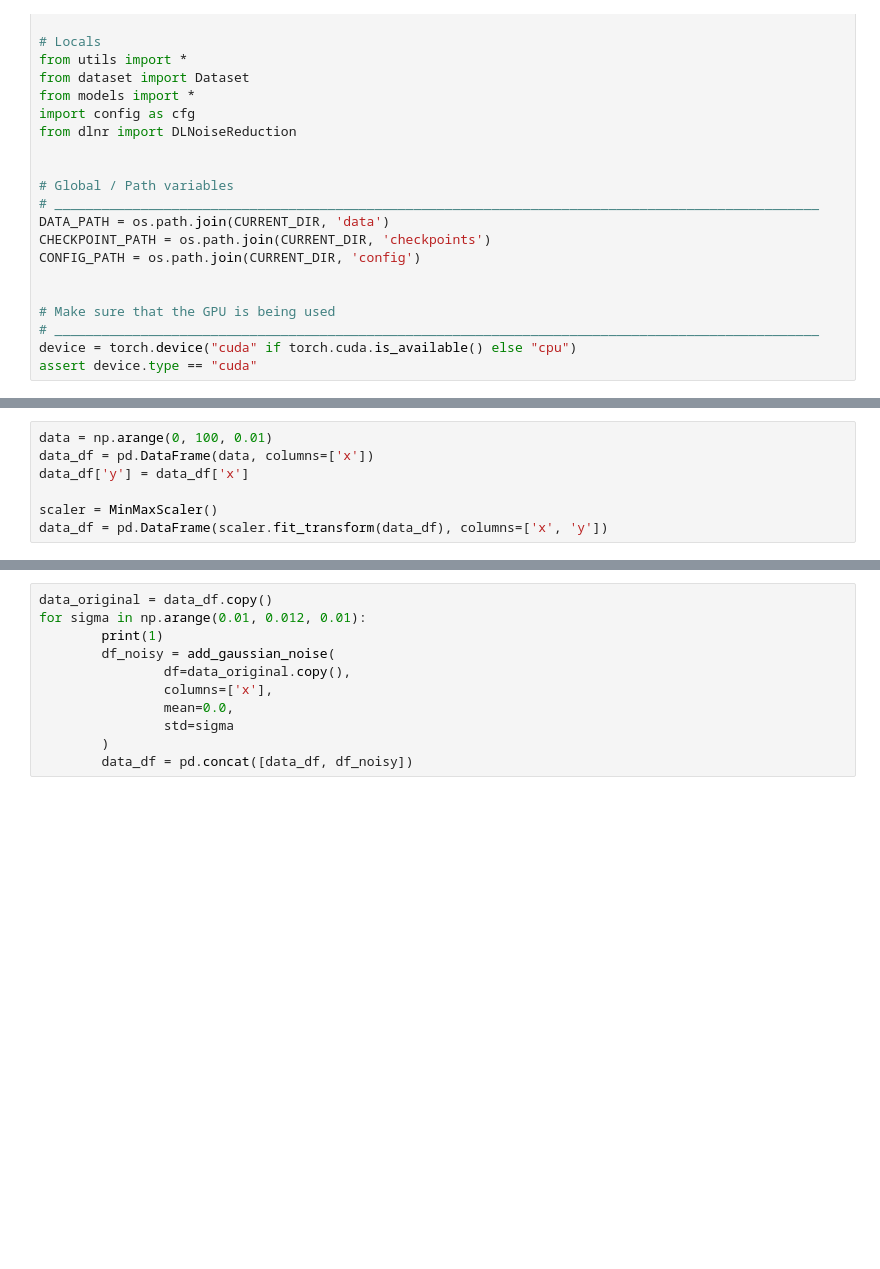
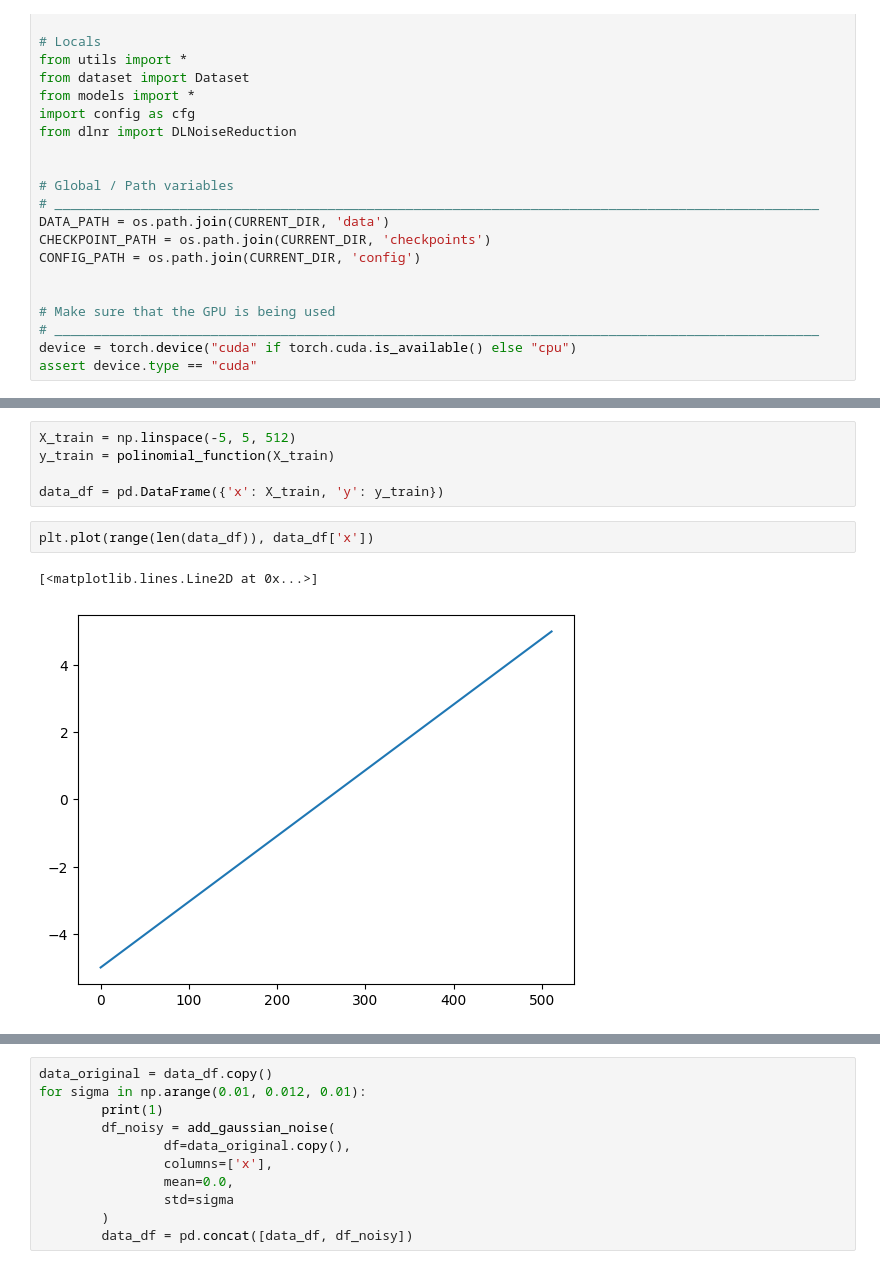
Before and after one commit to ari-dasci/S-DenoGrad, a Jupyter notebook: src/notebooks/train_denoising_autoencoder.ipynb, the cells around one changed output, grey strips where cells are left out. Drawn from its saved outputs; the diff is of its cells as text; blank space fills up the shorter version.

```diff
--- a/src/notebooks/train_denoising_autoencoder.ipynb
+++ b/src/notebooks/train_denoising_autoencoder.ipynb
@@ -66,13 +80,16 @@ def add_gaussian_noise(df:pd.DataFrame, columns:List[str], mean:float = 0.0, std
     for col in columns:
         df[col] = df[col] + np.random.normal(loc=mean, scale=std, size=len(df))
     return df
-# %%
-data = np.arange(0, 100, 0.01)
-data_df = pd.DataFrame(data, columns=['x'])
-data_df['y'] = data_df['x']
-
-scaler = MinMaxScaler()
-data_df = pd.DataFrame(scaler.fit_transform(data_df), columns=['x', 'y'])
+# %%
+X_train = np.linspace(-5, 5, 512)
+y_train = polinomial_function(X_train)
+
+data_df = pd.DataFrame({'x': X_train, 'y': y_train})
+# %%
+plt.plot(range(len(data_df)), data_df['x'])
+# %% [output]
+[<matplotlib.lines.Line2D at 0x...>]
+[figure, added]
 # %%
 data_df
 # %% [output]
```
Also changed, not shown: parts of 19 cells of this notebook, 2 other files.
